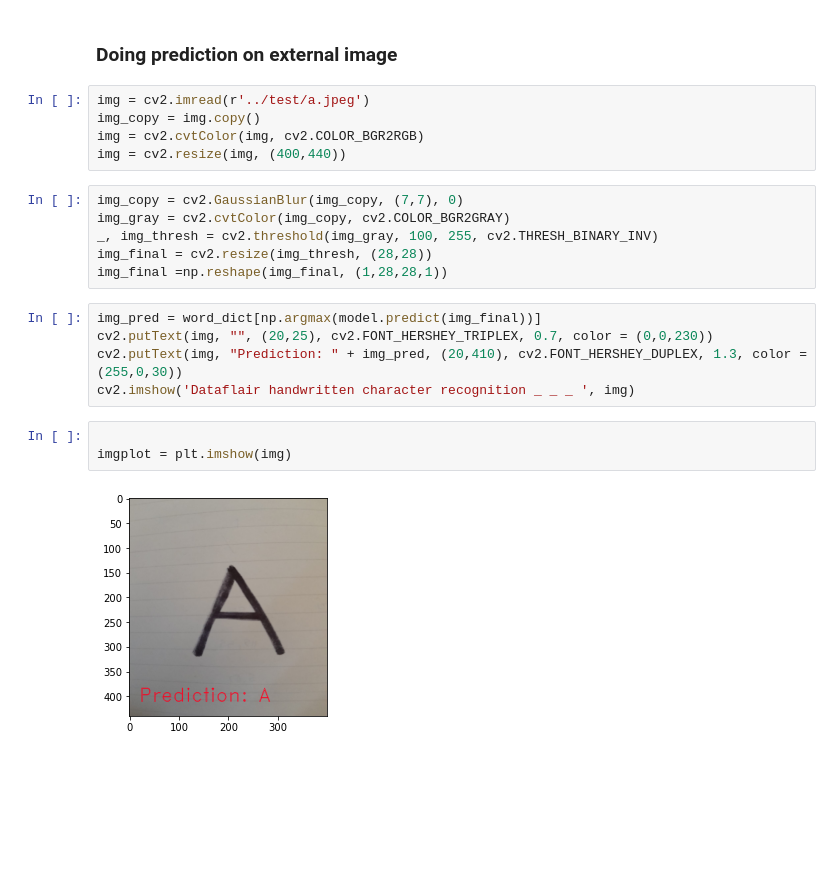
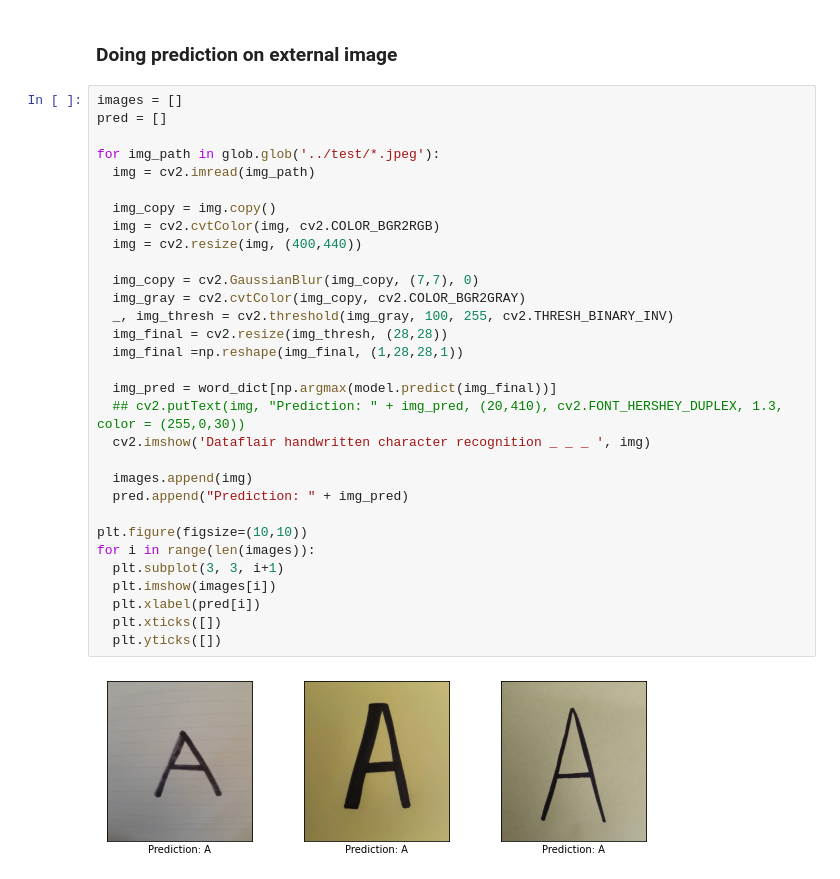
Before and after one commit to ososuna/handwritten-letters, a Jupyter notebook: notebooks/HandwrittenLetters.ipynb, the cells around one changed output. Cells and saved outputs as stored; diff of their text form; blank space fills up the shorter version.

Commit message:
Predict test imgs

```diff
--- a/notebooks/HandwrittenLetters.ipynb
+++ b/notebooks/HandwrittenLetters.ipynb
@@ -190,24 +190,36 @@ for i,ax in enumerate(axes):
 [figure]
 # %% [markdown]
 ###  Doing prediction on external image
-# %%
-img = cv2.imread(r'../test/a.jpeg')
-img_copy = img.copy()
-img = cv2.cvtColor(img, cv2.COLOR_BGR2RGB)
-img = cv2.resize(img, (400,440))
-# %%
-img_copy = cv2.GaussianBlur(img_copy, (7,7), 0)
-img_gray = cv2.cvtColor(img_copy, cv2.COLOR_BGR2GRAY)
-_, img_thresh = cv2.threshold(img_gray, 100, 255, cv2.THRESH_BINARY_INV)
-img_final = cv2.resize(img_thresh, (28,28))
-img_final =np.reshape(img_final, (1,28,28,1))
-# %%
-img_pred = word_dict[np.argmax(model.predict(img_final))]
-cv2.putText(img, "", (20,25), cv2.FONT_HERSHEY_TRIPLEX, 0.7, color = (0,0,230))
-cv2.putText(img, "Prediction: " + img_pred, (20,410), cv2.FONT_HERSHEY_DUPLEX, 1.3, color = (255,0,30))
-cv2.imshow('Dataflair handwritten character recognition _ _ _ ', img)
-# %%
-
-imgplot = plt.imshow(img)
-# %% [output]
-[figure, removed]
+# %%
+images = []
+pred = []
+
+for img_path in glob.glob('../test/*.jpeg'):
+  img = cv2.imread(img_path)
+
+  img_copy = img.copy()
+  img = cv2.cvtColor(img, cv2.COLOR_BGR2RGB)
+  img = cv2.resize(img, (400,440))
+
+  img_copy = cv2.GaussianBlur(img_copy, (7,7), 0)
+  img_gray = cv2.cvtColor(img_copy, cv2.COLOR_BGR2GRAY)
+  _, img_thresh = cv2.threshold(img_gray, 100, 255, cv2.THRESH_BINARY_INV)
+  img_final = cv2.resize(img_thresh, (28,28))
+  img_final =np.reshape(img_final, (1,28,28,1))
+
+  img_pred = word_dict[np.argmax(model.predict(img_final))]
+  ## cv2.putText(img, "Prediction: " + img_pred, (20,410), cv2.FONT_HERSHEY_DUPLEX, 1.3, color = (255,0,30))
+  cv2.imshow('Dataflair handwritten character recognition _ _ _ ', img)
+
+  images.append(img)
+  pred.append("Prediction: " + img_pred)
+
+plt.figure(figsize=(10,10))
+for i in range(len(images)):
+  plt.subplot(3, 3, i+1)
+  plt.imshow(images[i])
+  plt.xlabel(pred[i])
+  plt.xticks([])
+  plt.yticks([])
+# %% [output]
+[figure, added]
```
Also changed, not shown: parts of 1 cell of this notebook, 3 other files.
